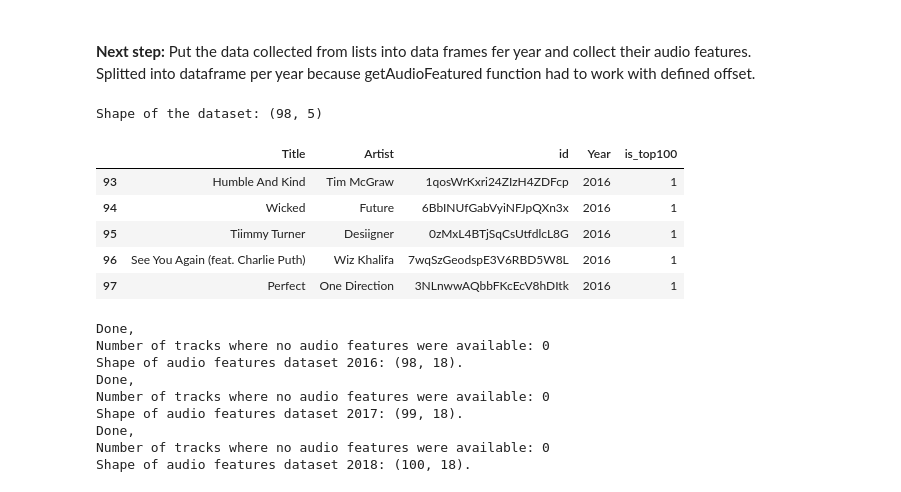
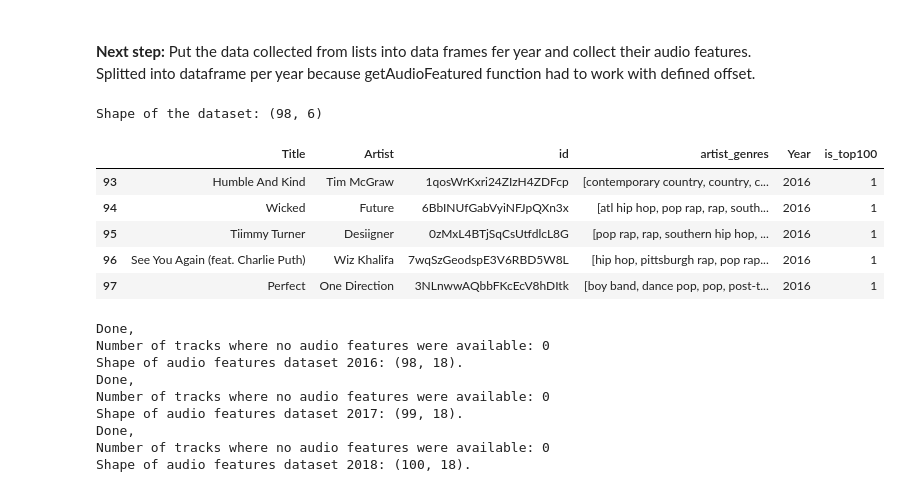
Before and after one commit to makaralis/Music-Project, a Jupyter notebook: FinalProject/getDataFromSpotify.ipynb, the cells around one changed output. Saved outputs shown, nothing was run; the diff lists cells and outputs as text; code cells hidden in the pictures.

```diff
--- a/FinalProject/getDataFromSpotify.ipynb
+++ b/FinalProject/getDataFromSpotify.ipynb
@@ -76,9 +76,10 @@ Get 600 songs: 3 years, 200 each year.
 * offset: The index of the first result to return. if you want to get the results with the start index 10 you will need to set the offset to 10.<br>
 * limit: Maximum number of results to return.
 # %%
-songs_name_no={"2016": [],"2017": [], "2018":[]}
-artists_name_no={"2016": [],"2017": [], "2018":[]}
-track_id_no={"2016": [],"2017": [], "2018":[]}
+songs_name_no = {"2016": [],"2017": [], "2018":[]}
+artists_name_no = {"2016": [],"2017": [], "2018":[]}
+track_id_no = {"2016": [],"2017": [], "2018":[]}
+artist_genres_no = {"2016": [],"2017": [], "2018":[]}
 
 for i in range(from_year_d, to_year_d):
     for j in range(0,200,2):
@@ -91,6 +92,13 @@ for i in range(from_year_d, to_year_d):
             artists_name_no["201{}".format(i)].append(k['artists'][0]['name'])
             track_id_no["201{}".format(i)].append(k['id'])
 
+
+
+            temp_artist_id = k['artists'][0]['id']
+            artist_genres_no["201{}".format(i)].append(sp.artist(temp_artist_id).get('genres'))
+
+                #temp = artists_id['items'][i].get('track').get('artists')[0].get('id')
+                #artist_genres_yes['201{}'.format(j)].append(sp.artist(temp).get('genres'))
     print('Number of elements in 201{}_track_id list:'.format(i), len(track_id_no["201{}".format(i)]))
 # %% [output]
 Number of elements in 2016_track_id list: 200
@@ -104,6 +112,7 @@ for key, value in songs_df_no.items():
     songs_df_no[key]['Title'] = songs_name_no["201{}".format(i)]
     songs_df_no[key]['Artist'] = artists_name_no["201{}".format(i)]
     songs_df_no[key]['id'] = track_id_no["201{}".format(i)]
+    songs_df_no[key]['artist_genres'] = artist_genres_no["201{}".format(i)]
     songs_df_no[key]['Year'] = "201{}".format(i)
     songs_df_no[key]['is_top100'] = 0
     i = i + 1
@@ -303,7 +312,7 @@ pl_uris = ['spotify:playlist:2LWafCgWzsXGWv7wJeePjA',
 track_id_yes = {"2016": [],"2017": [], "2018":[]}
 songs_name_yes = {"2016": [],"2017": [], "2018":[]}
 artists_name_yes = {"2016": [],"2017": [], "2018":[]}
-
+artist_genres_yes = {"2016": [],"2017": [], "2018":[]}
 
 j = from_year_d
 while True:
@@ -315,6 +324,8 @@ while True:
                                       fields='items.track.name.total')
         artist_name = sp.playlist_tracks(playlist, offset=offset,
                                       fields='items.track.artists.name.total')
+        artists_id = sp.playlist_tracks(playlist, offset=offset,
+                              fields='items.track.artists.id.total')
     #     popularity = sp.playlist_tracks(playlist, offset=offset,
     #                                   fields='items.track.popularity.total')
 
@@ -324,8 +335,13 @@ while True:
         for i in range(0, offset):
             if (tracks_id['items'][i].get('track').get('id') != None):
                 track_id_yes['201{}'.format(j)].append(tracks_id['items'][i].get('track').get('id'))
+
                 songs_name_yes['201{}'.format(j)].append(songs_name['items'][i].get('track').get('name'))
+
                 artists_name_yes['201{}'.format(j)].append(artist_name['items'][i].get('track').get('artists')[0].get('name'))
+
+                temp_artist_id = artists_id['items'][i].get('track').get('artists')[0].get('id')
+                artist_genres_yes['201{}'.format(j)].append(sp.artist(temp_artist_id).get('genres'))
             else:
                 continue
         if (j < to_year_d-1):
@@ -351,24 +369,25 @@ Splitted into dataframe per year because getAudioFeatured function had to work w
 # %%
 songs_df_yes = {"2016_df_yes": pd.DataFrame(),"2017_df_yes": pd.DataFrame(), "2018_df_yes":pd.DataFrame()}
 
 i = from_year_d
 for key, value in songs_df_yes.items():
     songs_df_yes[key]['Title'] = songs_name_yes["201{}".format(i)]
     songs_df_yes[key]['Artist'] = artists_name_yes["201{}".format(i)]
     songs_df_yes[key]['id'] = track_id_yes["201{}".format(i)]
+    songs_df_yes[key]['artist_genres'] = artist_genres_yes["201{}".format(i)]
     songs_df_yes[key]['Year'] = "201{}".format(i)
     songs_df_yes[key]['is_top100'] = 1
     i = i + 1
 print("Shape of the dataset: {}".format(songs_df_yes['2016_df_yes'].shape))
 songs_df_yes['2016_df_yes'].tail()
 # %% [output]
-Shape of the dataset: (98, 5)
+Shape of the dataset: (98, 6)
-|  | Title | Artist | id | Year | is_top100 |
-| 93 | Humble And Kind | Tim McGraw | 1qosWrKxri24ZIzH4ZDFcp | 2016 | 1 |
-| 94 | Wicked | Future | 6BbINUfGabVyiNFJpQXn3x | 2016 | 1 |
-| 95 | Tiimmy Turner | Desiigner | 0zMxL4BTjSqCsUtfdlcL8G | 2016 | 1 |
-| 96 | See You Again (feat. Charlie Puth) | Wiz Khalifa | 7wqSzGeodspE3V6RBD5W8L | 2016 | 1 |
-| 97 | Perfect | One Direction | 3NLnwwAQbbFKcEcV8hDItk | 2016 | 1 |
+|  | Title | Artist | id | artist_genres | Year | is_top100 |
+| 93 | Humble And Kind | Tim McGraw | 1qosWrKxri24ZIzH4ZDFcp | [contemporary country, country, c... | 2016 | 1 |
+| 94 | Wicked | Future | 6BbINUfGabVyiNFJpQXn3x | [atl hip hop, pop rap, rap, south... | 2016 | 1 |
+| 95 | Tiimmy Turner | Desiigner | 0zMxL4BTjSqCsUtfdlcL8G | [pop rap, rap, southern hip hop, ... | 2016 | 1 |
+| 96 | See You Again (feat. Charlie Puth) | Wiz Khalifa | 7wqSzGeodspE3V6RBD5W8L | [hip hop, pittsburgh rap, pop rap... | 2016 | 1 |
+| 97 | Perfect | One Direction | 3NLnwwAQbbFKcEcV8hDItk | [boy band, dance pop, pop, post-t... | 2016 | 1 |
 # %%
 #Get the audio feature based on previous defined function.
 
```
Also changed, not shown: parts of 14 cells of this notebook, 3 other files.
